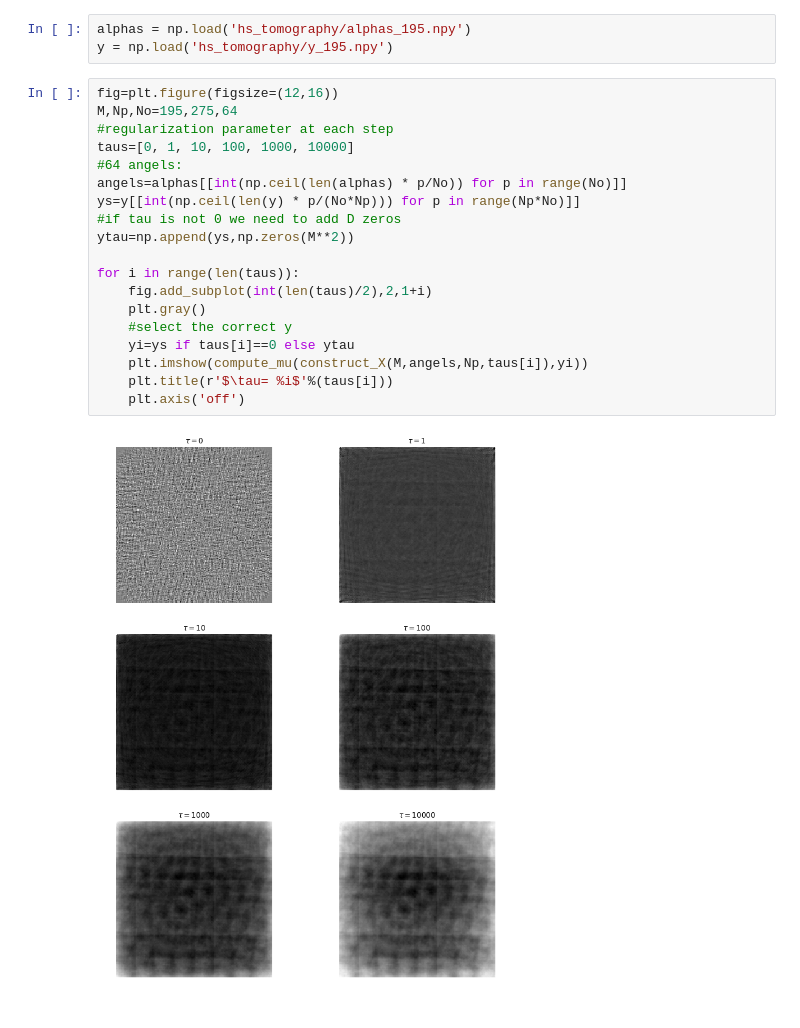
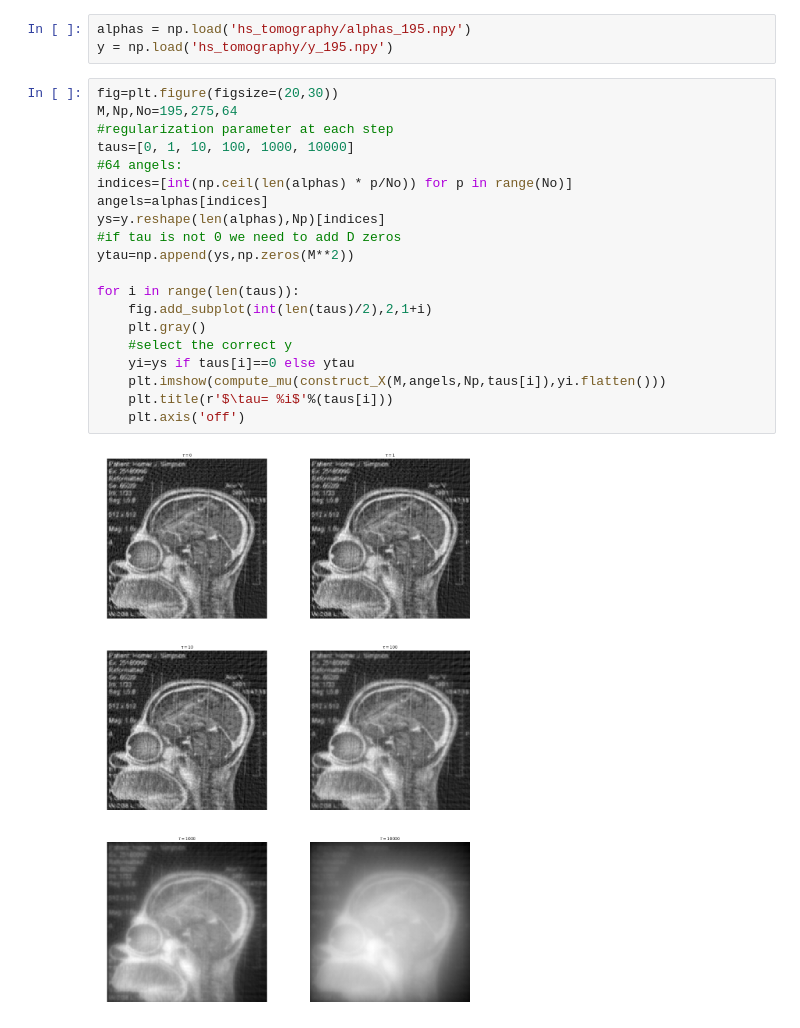
Before and after one commit to ml4cdeca/FundamentalsOfMachineLearning, a Jupyter notebook: exercise6/regularized-regression.ipynb, the cells around one changed output. Saved outputs shown, nothing was run; the diff lists cells and outputs as text.

```diff
--- a/exercise6/regularized-regression.ipynb
+++ b/exercise6/regularized-regression.ipynb
@@ -95,23 +95,24 @@ def compute_mu(X,y):
 alphas = np.load('hs_tomography/alphas_195.npy')
 y = np.load('hs_tomography/y_195.npy')
 # %%
-fig=plt.figure(figsize=(12,16))
+fig=plt.figure(figsize=(20,30))
 M,Np,No=195,275,64
 #regularization parameter at each step
 taus=[0, 1, 10, 100, 1000, 10000]
 #64 angels:
-angels=alphas[[int(np.ceil(len(alphas) * p/No)) for p in range(No)]]
-ys=y[[int(np.ceil(len(y) * p/(No*Np))) for p in range(Np*No)]]
+indices=[int(np.ceil(len(alphas) * p/No)) for p in range(No)]
+angels=alphas[indices]
+ys=y.reshape(len(alphas),Np)[indices]
 #if tau is not 0 we need to add D zeros
 ytau=np.append(ys,np.zeros(M**2))
 
 for i in range(len(taus)):
     fig.add_subplot(int(len(taus)/2),2,1+i)
     plt.gray()
     #select the correct y
     yi=ys if taus[i]==0 else ytau
-    plt.imshow(compute_mu(construct_X(M,angels,Np,taus[i]),yi))
+    plt.imshow(compute_mu(construct_X(M,angels,Np,taus[i]),yi.flatten()))
     plt.title(r'$\tau= %i$'%(taus[i]))
     plt.axis('off')
 # %% [output]
-[figure, old version]
+[figure, new version]
```
